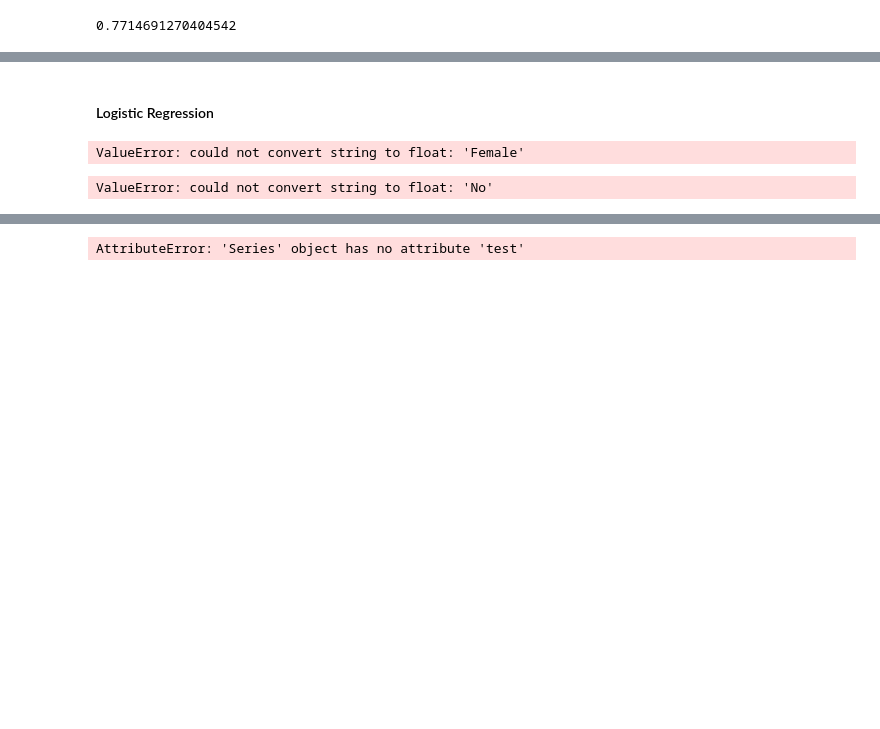
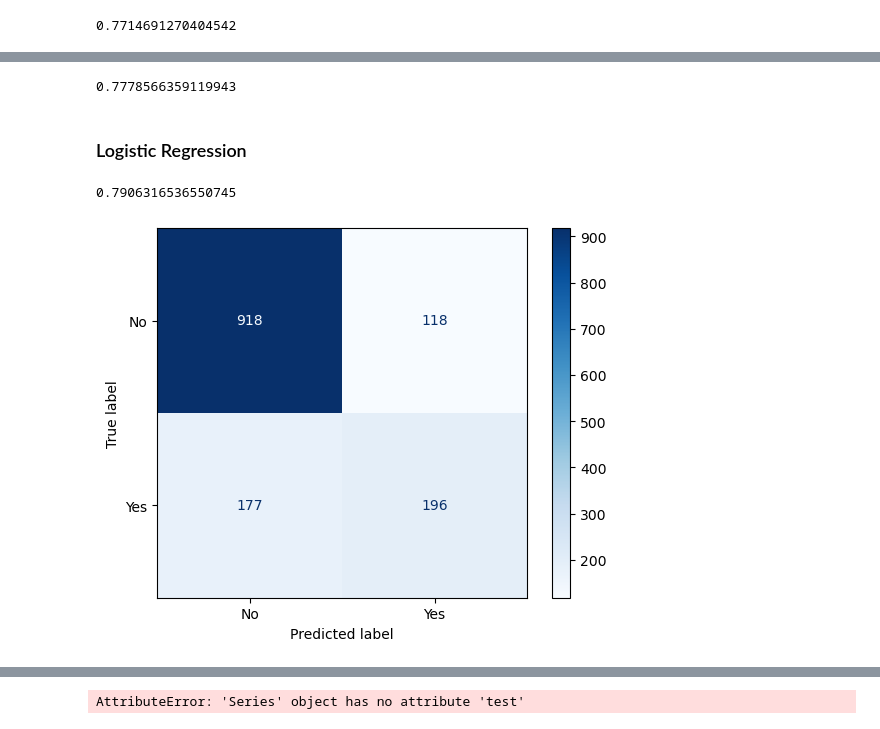
Before and after one commit to pratham122/Telco_customer_data, a Jupyter notebook: Telco_customer.ipynb, the cells around one changed output, grey strips where cells are left out. Saved outputs shown, nothing was run; the diff lists cells and outputs as text; code cells hidden in the pictures; blank space fills up the shorter version.

Commit message:
Tuning and improving model's metrics

```diff
--- a/Telco_customer.ipynb
+++ b/Telco_customer.ipynb
@@ -426,21 +432,34 @@ x1_train, x1_test, y1_train, y1_test = train_test_split(x1,y1, test_size=0.2, ra
+# %%
+# Removing features with low importance and high cardinality to reduce dimensionality.
+x_train_sel = x_train.drop(['Dependents', 'tenure', 'MultipleLines','gender', 'PaperlessBilling', 'SeniorCitizen'], axis=1)
+x_test_sel = x_test.drop(['Dependents', 'tenure', 'MultipleLines','gender', 'PaperlessBilling', 'SeniorCitizen'], axis=1)
+# %%
+ohe = OneHotEncoder(handle_unknown='ignore', sparse_output=False)
+x_train_sel_oh = ohe.fit_transform(x_train_sel)
+x_test_sel_oh = ohe.transform(x_test_sel)
+# %%
+dt = DecisionTreeClassifier(random_state=42)
+dt.fit(x_train_sel_oh, y_train)
+y_pred_sel_oh = dt.predict(x_test_sel_oh)
+accuracy_score(y_test, y_pred_sel_oh)
+# %% [output]
+0.7778566359119943
 # %% [markdown]
-#### Logistic Regression
+### Logistic Regression
 # %%
 clf = LogisticRegression(max_iter=1000, random_state=42)
-clf.fit(x_train, y_train)
-y1_pred = clf.predict(x_test)
-accuracy_score(y_test, y_pred)
-
-# There is not much improvement in accuracy.
-# Now we will try to use Decision Tree Classifier to see if we can get better accuracy.
+clf.fit(x_train_sel_oh, y_train)
+y_pred_clf = clf.predict(x_test_sel_oh)
+accuracy_score(y_test, y_pred_clf)
 # %% [output]
-ValueError: could not convert string to float: 'Female'
+0.7906316536550745
-# %%
-dt = DecisionTreeClassifier(random_state=42)
-dt.fit(x1_train, y1_train)
-y1_pred_dt = dt.predict(x1_test)
-accuracy_score(y1_test, y1_pred_dt)
-
-# Accuracy reduced by using Decision Tree.
-# %% [output]
-ValueError: could not convert string to float: 'No'
+# %%
+cm = confusion_matrix(y_test, y_pred_clf)
+disp = ConfusionMatrixDisplay(confusion_matrix=cm, display_labels=le.classes_)
+disp.plot(cmap=plt.cm.Blues)
+plt.show()
+
+# FN is very high which is not good for business as we are predicting those customers as loyal who are actually going to churn.
+# So we need to reduce FN by tuning the model and using better algorithms.
+# %% [output]
+[figure, added]
```
Also changed, not shown: parts of 18 cells of this notebook, 1 other file.
